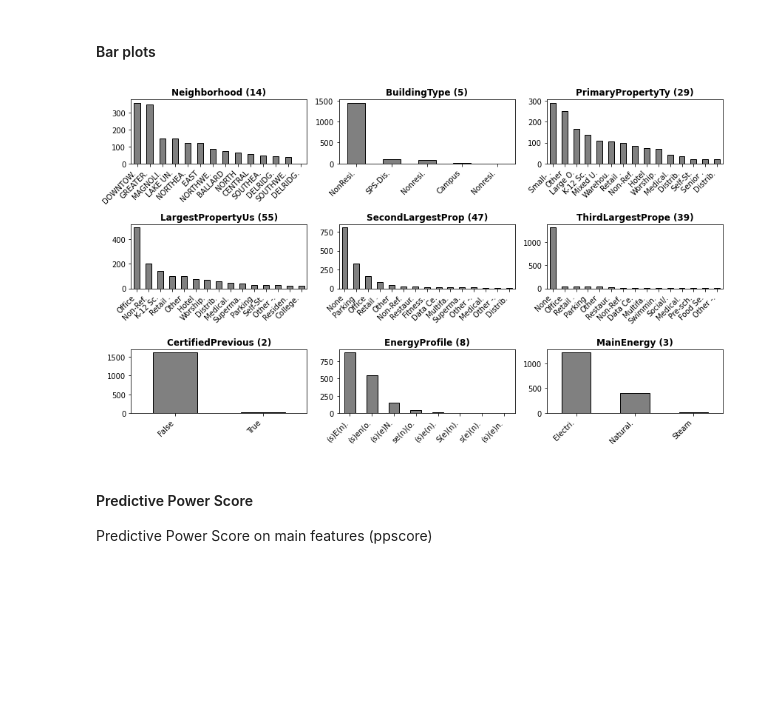
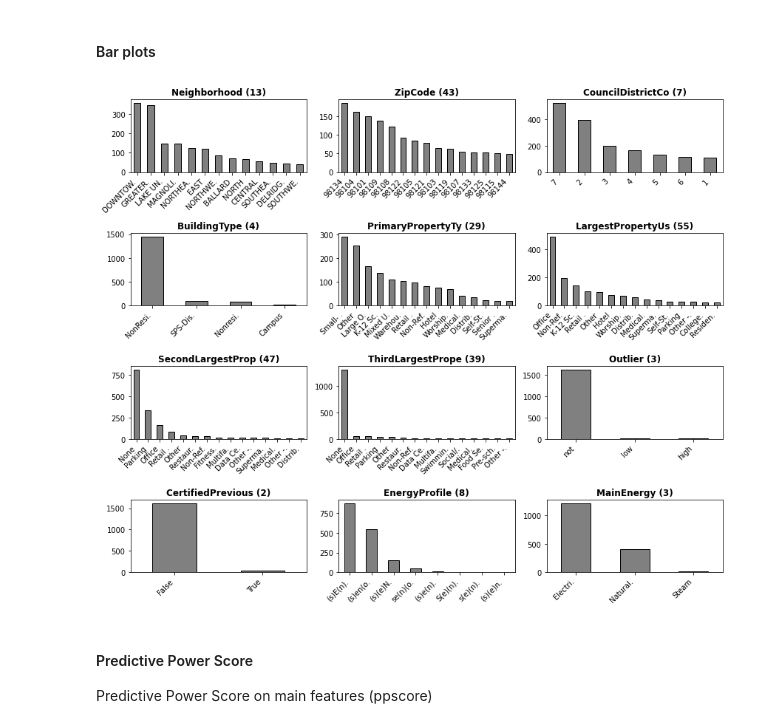
Before and after one commit to SmellyArmure/OC_DS_Project4, a Jupyter notebook: NOTEBOOKS/P4_Cleaning_EDA.ipynb, the cells around one changed output. Drawn from its saved outputs; the diff is of its cells as text; code cells hidden in the pictures; blank space fills up the shorter version.

```diff
--- a/NOTEBOOKS/P4_Cleaning_EDA.ipynb
+++ b/NOTEBOOKS/P4_Cleaning_EDA.ipynb
@@ -674,0 +750,3 @@ df = df[df['NumberofBuildings']!=0]
+# %%
+df['Neighborhood'] = df['Neighborhood'].replace('DELRIDGE NEIGHBORHOODS',
+                                                'DELRIDGE')
@@ -674,0 +767,3 @@ df = df[df['NumberofBuildings']!=0]
+# %%
+df['BuildingType'] = df['BuildingType'].replace('Nonresidential WA',
+                                                'NonResidential')
@@ -685,15 +782,17 @@ Columns can be split in three categories:
 - **energy performance metrics**: data related with the metrics we want to calculate with our model, thus should not be used as input data for the model. However we can extract useful data from these.
 # %%
 id_cols = ['OSEBuildingID', 'TaxParcelIdentificationNumber',
-               'CouncilDistrictCode', 'Neighborhood',
+               'CouncilDistrictCode',
                'ListOfAllPropertyUseTypes'] # redondante ?
 
-prop_cols = ['Neighborhood', 'BuildingType', 'PrimaryPropertyType',
-            'NumberofBuildings', 'NumberofFloors', 'PropertyGFATotal',
-            'PropertyGFAParking','PropertyGFABuilding(s)',
-            'LargestPropertyUseType', 'LargestPropertyUseTypeGFA',
-            'SecondLargestPropertyUseType', 'SecondLargestPropertyUseTypeGFA',
-            'ThirdLargestPropertyUseType', 'ThirdLargestPropertyUseTypeGFA']
+prop_cols = ['Neighborhood', 'ZipCode', 'CouncilDistrictCode',
+             'BuildingType', 'PrimaryPropertyType',
+             'NumberofBuildings', 'NumberofFloors', 'PropertyGFATotal',
+             'PropertyGFAParking','PropertyGFABuilding(s)',
+             'LargestPropertyUseType', 'LargestPropertyUseTypeGFA',
+             'SecondLargestPropertyUseType', 'SecondLargestPropertyUseTypeGFA',
+             'ThirdLargestPropertyUseType', 'ThirdLargestPropertyUseTypeGFA',
+             'ENERGYSTARScore', 'Outlier']
 
 prop_C_cols = list(df[prop_cols].select_dtypes('object').columns) # to encode
 prop_Q_cols = list(df[prop_cols].select_dtypes(np.number).columns)
@@ -800 +896,8 @@ ooo----KNN REGRESSION : LargestPropertyUseTypeGFA
 Number of values to impute: 12
+# %%
+# Automatic KNN classification
+ind_to_impute, y_pr_ = knn_impute(df, var_model = ['Neighborhood', 'CouncilDistrictCode'],
+                                  var_target='ZipCode',
+                                    enc_strat_cat='label', plot=False)
+print('Number of values to impute:', len(ind_to_impute))
+df.loc[ind_to_impute, 'ZipCode'] = y_pr_
@@ -1243,12 +1377,12 @@ plt.show()
 # %% [markdown]
 #### Bar plots
 # %%
-plot_barplots(df=df, cols=prop_C_cols, figsize=(12,7),
+plot_barplots(df=df, cols=prop_C_cols, figsize=(12,10),
               file_name = '2_2_bar_plots.png',
-              layout=(3,3), save_enabled=save_enabled)
+              layout=(4,3), save_enabled=save_enabled)
 plt.show()
 # %% [output]
-[figure, old version]
+[figure, new version]
 # %% [markdown]
 #### Predictive Power Score
 
```
Also changed, not shown: parts of 36 cells of this notebook, 2 other files.
